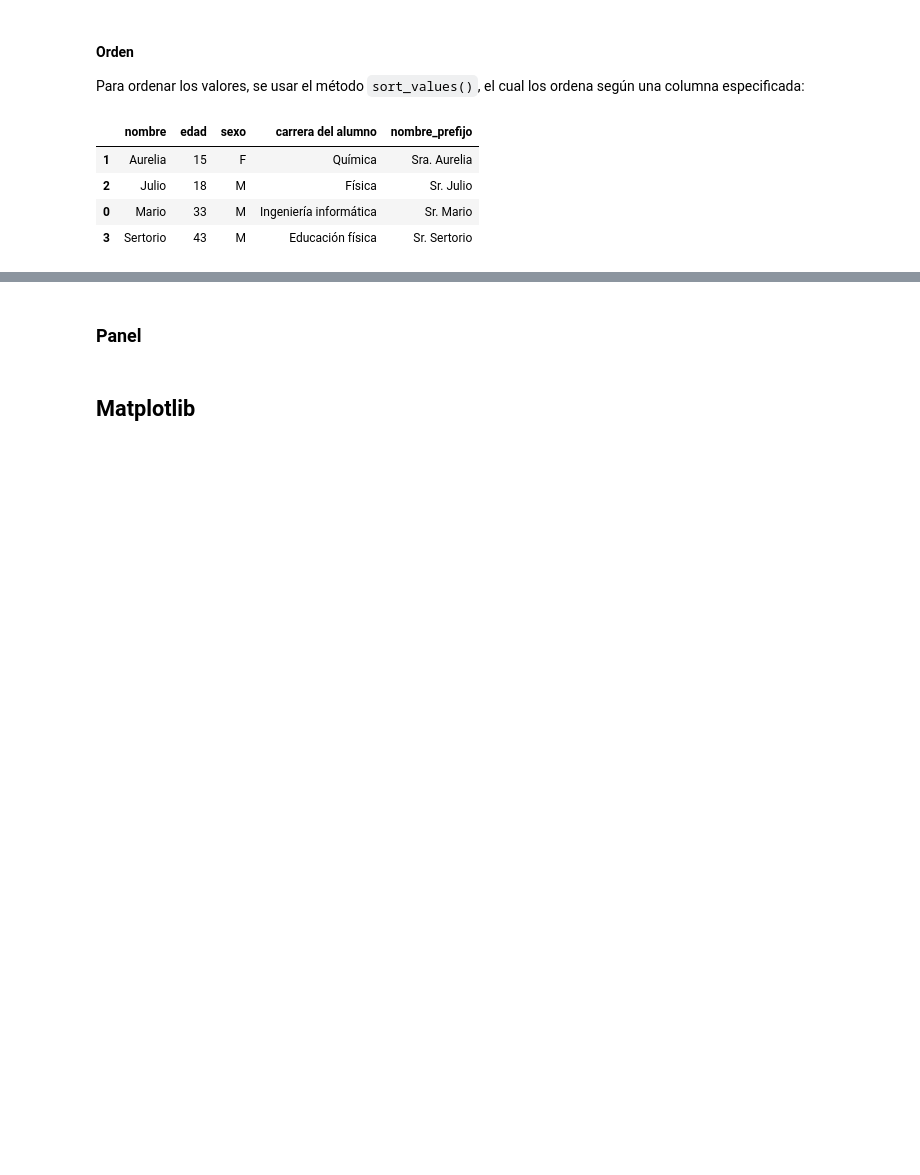
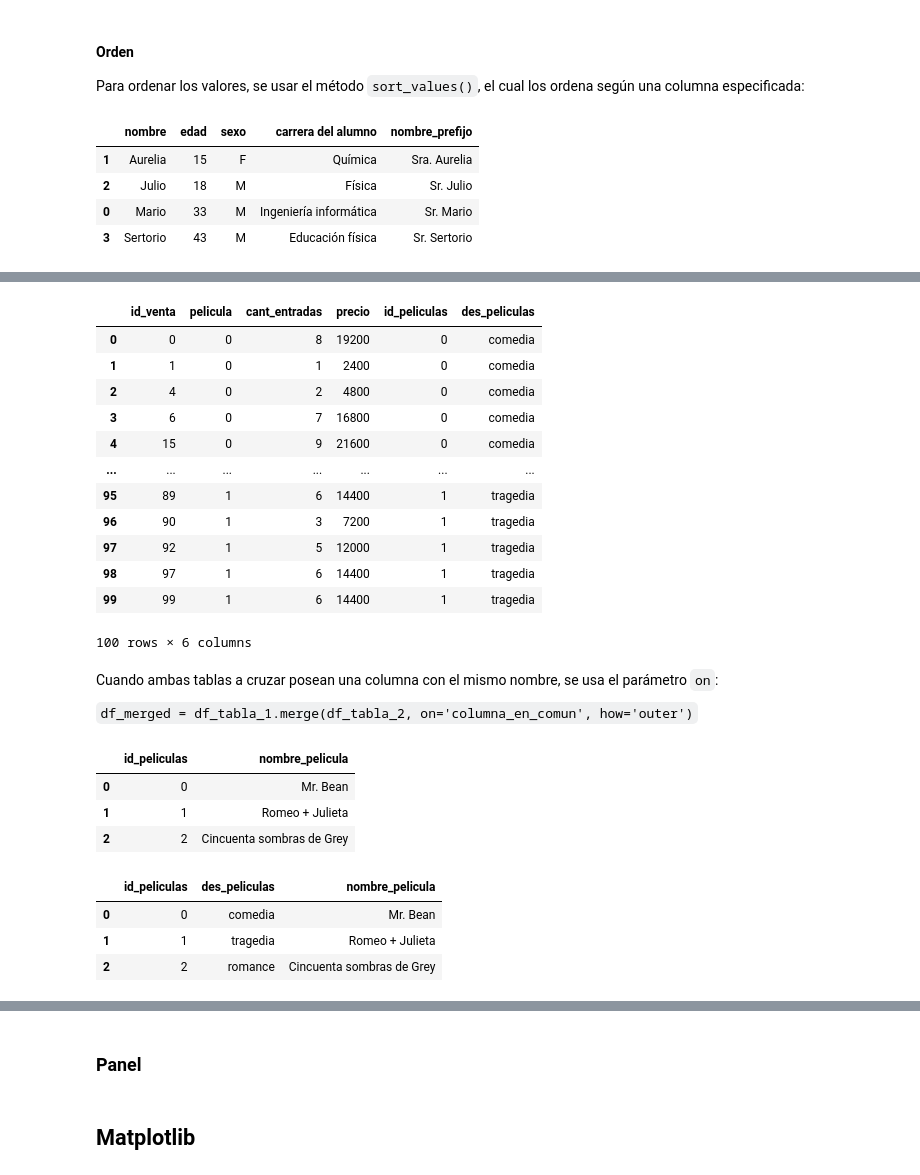
Before and after one commit to GabyPinilla/resumenes, a Jupyter notebook: Resumen_Python.ipynb, the cells around one changed output, grey strips where cells are left out. Saved outputs shown, nothing was run; the diff lists cells and outputs as text; code cells hidden in the pictures; blank space fills up the shorter version.

```diff
--- a/Resumen_Python.ipynb
+++ b/Resumen_Python.ipynb
@@ -1033,0 +1048,8 @@ df.sort_values(by = 'edad', ascending = True)
+# %%
+# Lista de rubros
+peliculas = ["comedia", "tragedia", "romance"]
+n_peliculas = len(peliculas)
+
+# Creando un DataFrame de los rubros de venta
+df_peliculas = pd.DataFrame({'id_peliculas': range(0, n_peliculas), 'des_peliculas': peliculas})
+df_peliculas
@@ -1033,0 +1061,14 @@ df.sort_values(by = 'edad', ascending = True)
+# %%
+# Generando 100 ventas.
+n_ventas = 100
+
+df_ventas = pd.DataFrame(
+
+    {  'id_venta': range(0, n_ventas)
+     , 'pelicula': np.random.randint(0, n_peliculas, n_ventas)
+     , 'cant_entradas': np.random.randint(1,  10, n_ventas)
+    }
+)
+df_ventas['precio'] = df_ventas['cant_entradas'] * 2400
+
+df_ventas
@@ -1033,0 +1089,44 @@ df.sort_values(by = 'edad', ascending = True)
+# %%
+# cruzando las tablas
+df_merged = df_ventas.merge(df_peliculas, left_on = 'pelicula', right_on = 'id_peliculas', how= 'inner',validate = 'many_to_one')
+df_merged
+# %% [output]
+|  | id_venta | pelicula | cant_entradas | precio | id_peliculas | des_peliculas |
+| 0 | 0 | 0 | 8 | 19200 | 0 | comedia |
+| 1 | 1 | 0 | 1 | 2400 | 0 | comedia |
+| 2 | 4 | 0 | 2 | 4800 | 0 | comedia |
+| 3 | 6 | 0 | 7 | 16800 | 0 | comedia |
+| 4 | 15 | 0 | 9 | 21600 | 0 | comedia |
+| ... | ... | ... | ... | ... | ... | ... |
+| 95 | 89 | 1 | 6 | 14400 | 1 | tragedia |
+| 96 | 90 | 1 | 3 | 7200 | 1 | tragedia |
+| 97 | 92 | 1 | 5 | 12000 | 1 | tragedia |
+| 98 | 97 | 1 | 6 | 14400 | 1 | tragedia |
+| 99 | 99 | 1 | 6 | 14400 | 1 | tragedia |
+100 rows × 6 columns
+# %% [markdown]
+Cuando ambas tablas a cruzar posean una columna con el mismo nombre, se usa el parámetro `on`:
+
+`df_merged = df_tabla_1.merge(df_tabla_2, on='columna_en_comun', how='outer')`
+# %%
+df_nom_pelicula = pd.DataFrame(
+    {
+        'id_peliculas': range(0, n_peliculas)
+        , 'nombre_pelicula': ['Mr. Bean', 'Romeo + Julieta', 'Cincuenta sombras de Grey']
+    }
+)
+df_nom_pelicula
+# %% [output]
+|  | id_peliculas | nombre_pelicula |
+| 0 | 0 | Mr. Bean |
+| 1 | 1 | Romeo + Julieta |
+| 2 | 2 | Cincuenta sombras de Grey |
+# %%
+# Cruzando df_nom_peliculas con df_peliculas
+df_merged = df_peliculas.merge(df_nom_pelicula, on = 'id_peliculas')
+df_merged
+# %% [output]
+|  | id_peliculas | des_peliculas | nombre_pelicula |
+| 0 | 0 | comedia | Mr. Bean |
+| 1 | 1 | tragedia | Romeo + Julieta |
+| 2 | 2 | romance | Cincuenta sombras de Grey |
```
Also changed, not shown: parts of 13 cells of this notebook.
